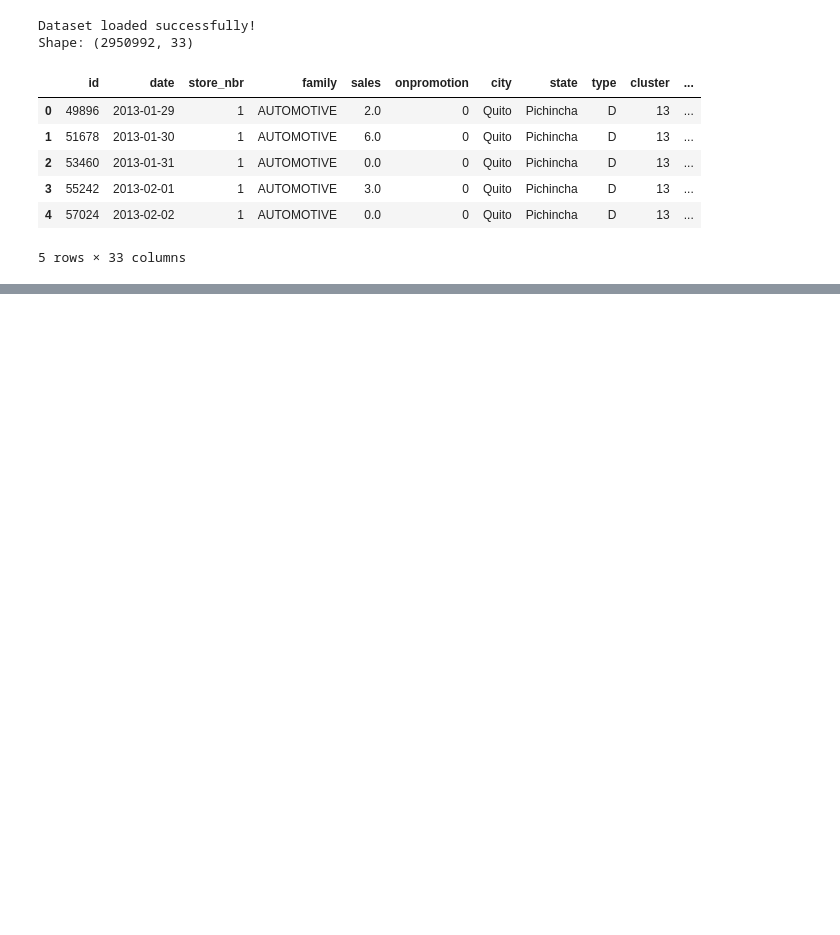
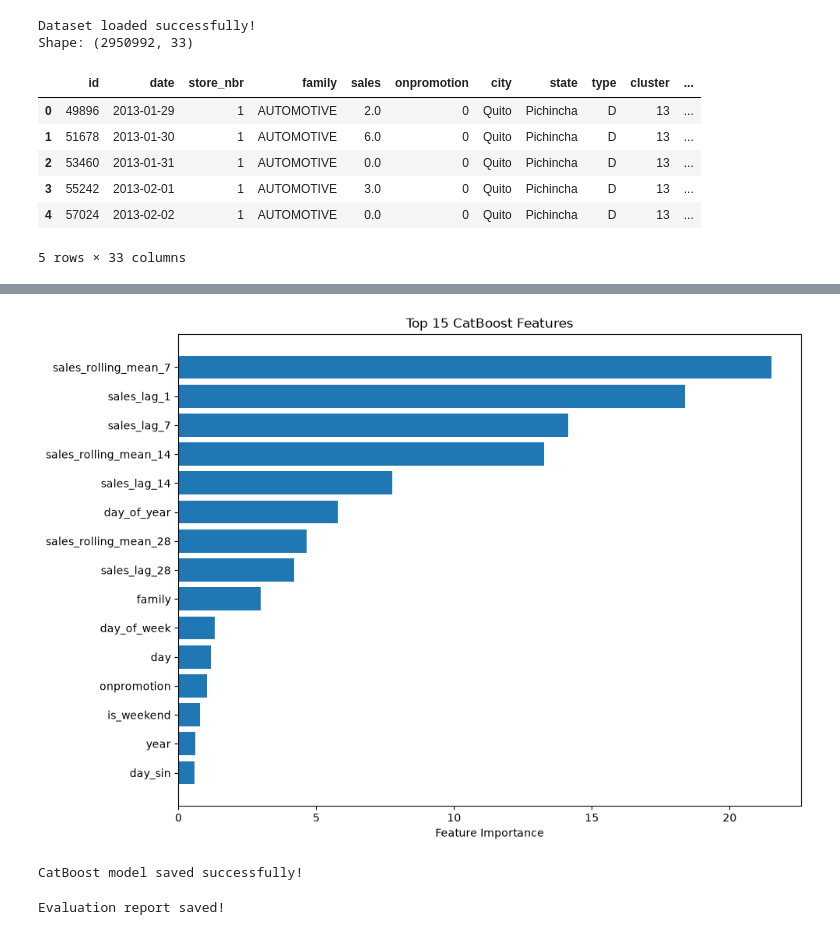
Before and after one commit to VikrantPatel2/Supply-Chain-, a Jupyter notebook: Notebooks/05_model_development.ipynb, the cells around one changed output, grey strips where cells are left out. Cells and saved outputs as stored; diff of their text form; code cells hidden in the pictures; blank space fills up the shorter version.

```diff
--- a/Notebooks/05_model_development.ipynb
+++ b/Notebooks/05_model_development.ipynb
@@ -35,0 +1222,10 @@ Shape: (2950992, 33)
+# %%
+print("CatBoost training started...")
+
+cat_model.fit(
+    X_train,
+    y_train,
+    cat_features=categorical_features
+)
+
+print("CatBoost training completed!")
@@ -35,0 +1326,12 @@ Shape: (2950992, 33)
+# %%
+importance_df = pd.DataFrame({
+    "Feature": feature_columns,
+    "Importance": cat_model.get_feature_importance()
+})
+
+importance_df = importance_df.sort_values(
+    by="Importance",
+    ascending=False
+)
+
+display(importance_df.head(20))
@@ -35,0 +1356,47 @@ Shape: (2950992, 33)
+# %%
+top_features = importance_df.head(15).sort_values(
+    by="Importance"
+)
+
+plt.figure(figsize=(10, 7))
+
+plt.barh(
+    top_features["Feature"],
+    top_features["Importance"]
+)
+
+plt.title("Top 15 CatBoost Features")
+plt.xlabel("Feature Importance")
+plt.tight_layout()
+plt.show()
+# %% [output]
+[figure, added]
+# %%
+MODEL_DIR = os.path.join(BASE_DIR, "models")
+REPORT_DIR = os.path.join(BASE_DIR, "reports")
+
+os.makedirs(MODEL_DIR, exist_ok=True)
+os.makedirs(REPORT_DIR, exist_ok=True)
+
+cat_model.save_model(
+    os.path.join(
+        MODEL_DIR,
+        "catboost_demand_model.cbm"
+    )
+)
+
+print("CatBoost model saved successfully!")
+# %% [output]
+CatBoost model saved successfully!
+# %%
+pd.DataFrame([cat_result]).to_csv(
+    os.path.join(
+        REPORT_DIR,
+        "catboost_evaluation.csv"
+    ),
+    index=False
+)
+
+print("Evaluation report saved!")
+# %% [output]
+Evaluation report saved!
```
Also changed, not shown: parts of 58 cells of this notebook, 15 other files.
